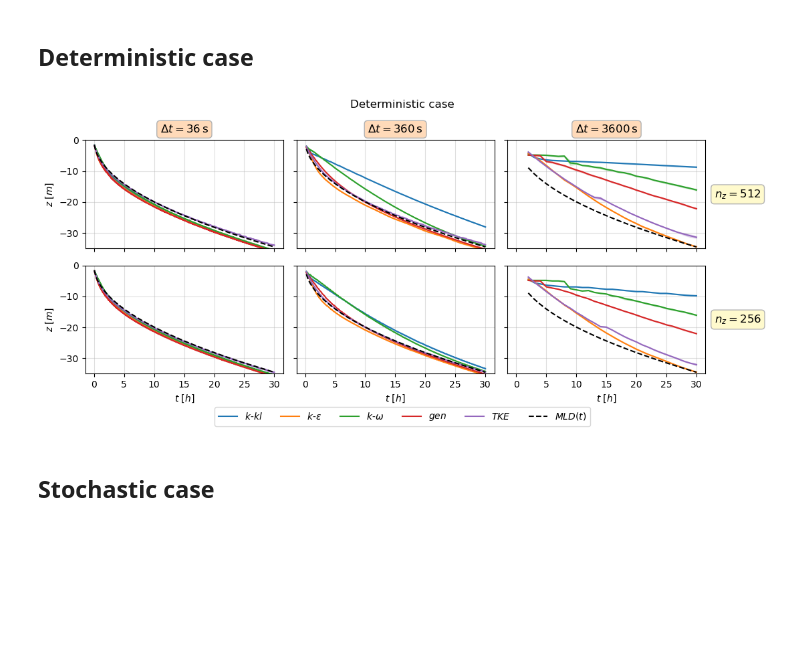
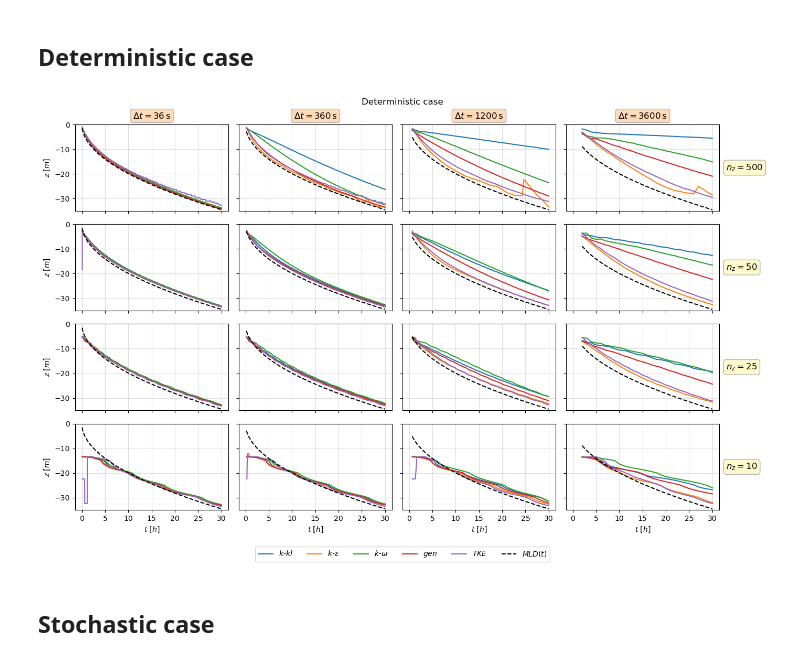
Before and after one commit to mattmattnex/taia-1DV-FD, a Jupyter notebook: experiments/1_Kato_Phillips/K-P_analysis.ipynb, the cells around one changed output. Saved outputs shown, nothing was run; the diff lists cells and outputs as text; code cells hidden in the pictures; blank space fills up the shorter version.

```diff
--- a/experiments/1_Kato_Phillips/K-P_analysis.ipynb
+++ b/experiments/1_Kato_Phillips/K-P_analysis.ipynb
@@ -11,10 +11,10 @@ Reliable for about 30h
 # %% [markdown]
 ## Deterministic case
 # %%
-kp = KatoPhillipsAnalyser()
-kp.plot_MLD(nens = 10, title = "Deterministic case");
+kp = KatoPhillipsAnalyser(folder = "/home/mnex/Desktop/1DV_FD/experiments/1_Kato_Phillips/output/deterministic/")
+kp.plot_MLD(nens = 1, title = "Deterministic case");
 # %% [output]
-[figure, old version]
+[figure, new version]
 # %% [markdown]
 ## Stochastic case
 # %%
```
Also changed, not shown: parts of 1 cell of this notebook, 16 other files.
